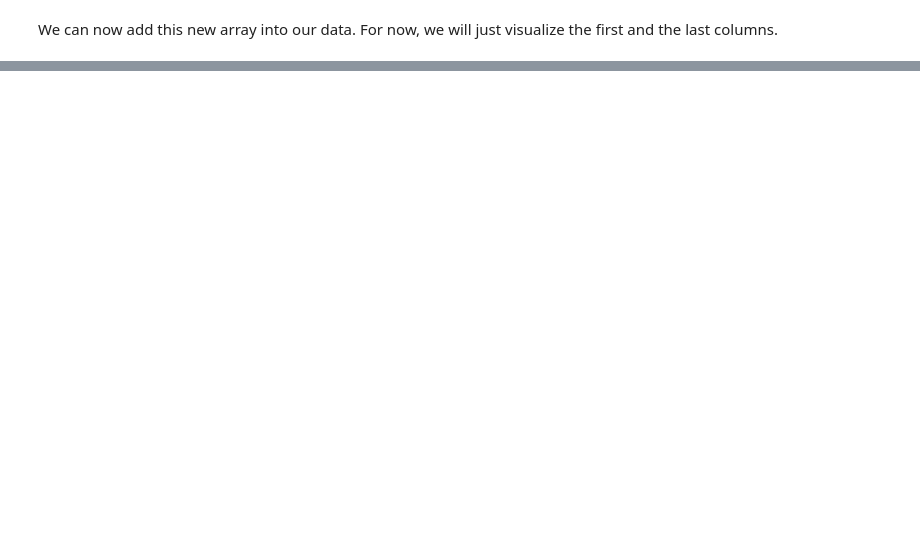
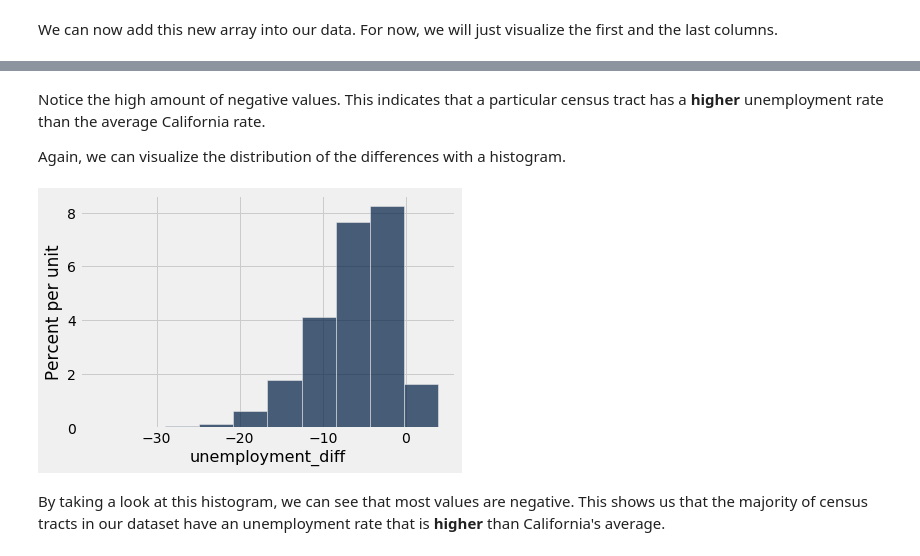
Before and after one commit to ds-modules/course-assets, a Jupyter notebook: materials/su20/Chapter 5/Chapter 5.ipynb, the cells around one changed output, grey strips where cells are left out. Cells and saved outputs as stored; diff of their text form; code cells hidden in the pictures; blank space fills up the shorter version.

```diff
--- a/materials/su20/Chapter 5/Chapter 5.ipynb
+++ b/materials/su20/Chapter 5/Chapter 5.ipynb
@@ -27,7 +52,7 @@ ca_unemployment_rate = 3.9
 # %% [markdown]
 First, we could access the unemployment column from our dataset.
 # %%
-unemployment = data.column('unemployment')
+unemployment = clean_ces_data.column('unemployment')
 unemployment
 # %% [output]
 array([17.6, 12.3, 16.1, ...,  1.1,  2.6,  3.5])
@@ -59,0 +76,3 @@ data.with_column('unemployment_diff', unemployment_difference).select(0, len(dat
+# %%
+clean_ces_data = clean_ces_data.with_column('unemployment_diff', unemployment_difference)
+clean_ces_data.show(7)
@@ -59,0 +89,10 @@ data.with_column('unemployment_diff', unemployment_difference).select(0, len(dat
+# %% [markdown]
+Notice the high amount of negative values. This indicates that a particular census tract has a **higher** unemployment rate than the average California rate.
+
+Again, we can visualize the distribution of the differences with a histogram.
+# %%
+clean_ces_data.hist('unemployment_diff')
+# %% [output]
+[figure, added]
+# %% [markdown]
+By taking a look at this histogram, we can see that most values are negative. This shows us that the majority of census tracts in our dataset have an unemployment rate that is **higher** than California's average.
```
Also changed, not shown: parts of 11 cells of this notebook, 8 other files.
